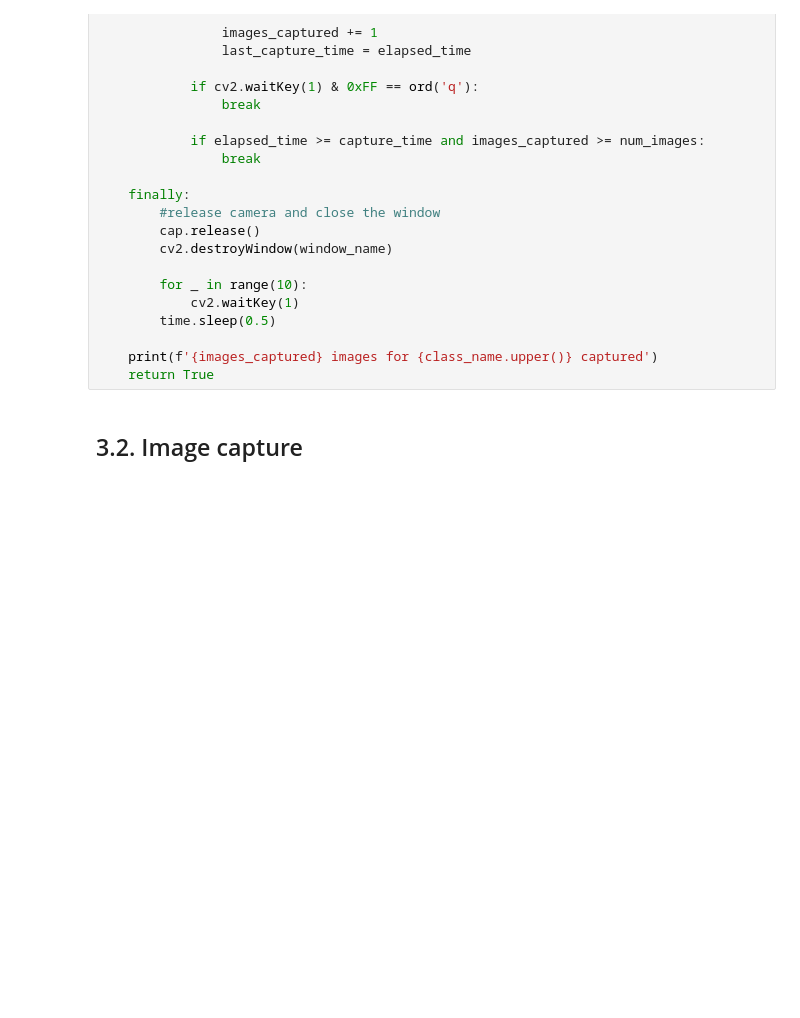
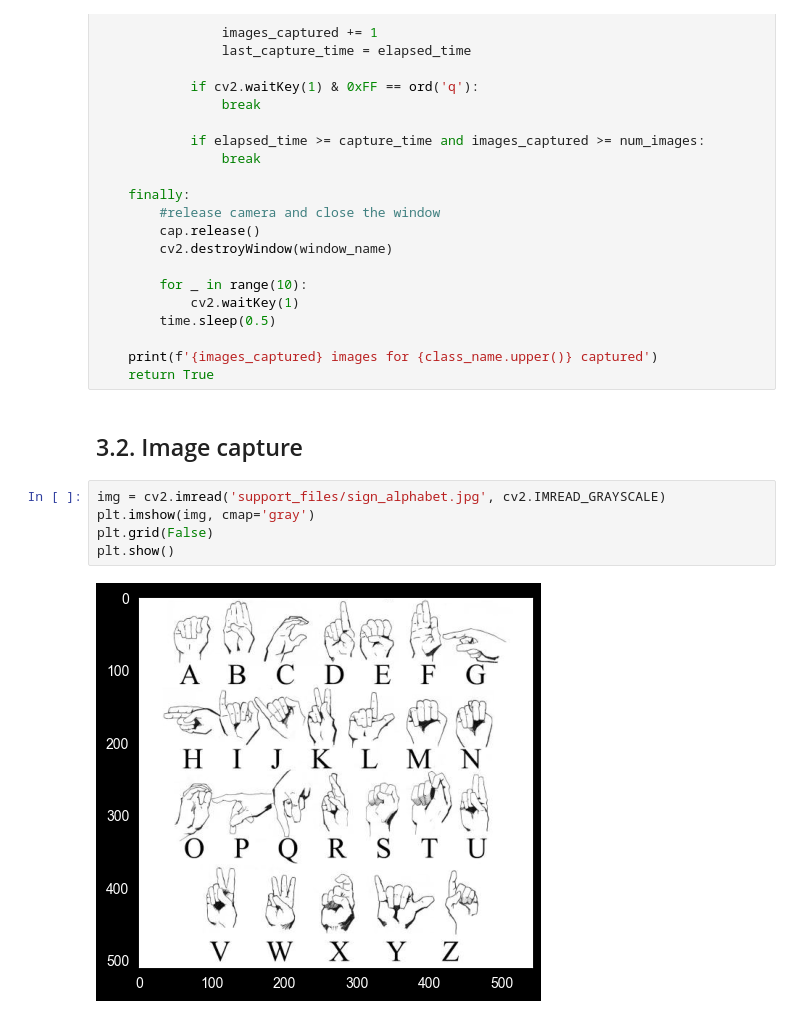
Before and after one commit to eulergomees/cnn_sign_language, a Jupyter notebook: cnn_sign_language.ipynb, the cells around one changed output. Saved outputs shown, nothing was run; the diff lists cells and outputs as text; blank space fills up the shorter version.

Commit message:
feat: sign alphabet reference image show

```diff
--- a/cnn_sign_language.ipynb
+++ b/cnn_sign_language.ipynb
@@ -251,6 +251,13 @@ def capture_images(class_name, num_images, capture_time, img_size, box_size, sav
     return True
 # %% [markdown]
 ## 3.2. Image capture
+# %%
+img = cv2.imread('support_files/sign_alphabet.jpg', cv2.IMREAD_GRAYSCALE)
+plt.imshow(img, cmap='gray')
+plt.grid(False)
+plt.show()
+# %% [output]
+[figure, added]
 # %%
 if new_capture:
     capture_path = prepare_capture_folder()
```
Also changed, not shown: parts of 6 cells of this notebook.
